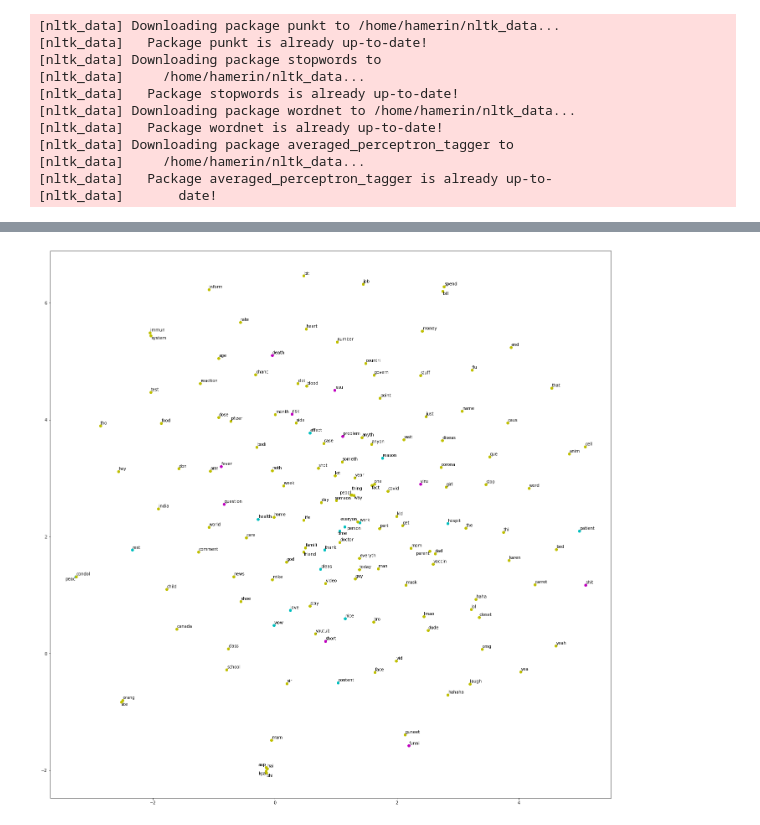
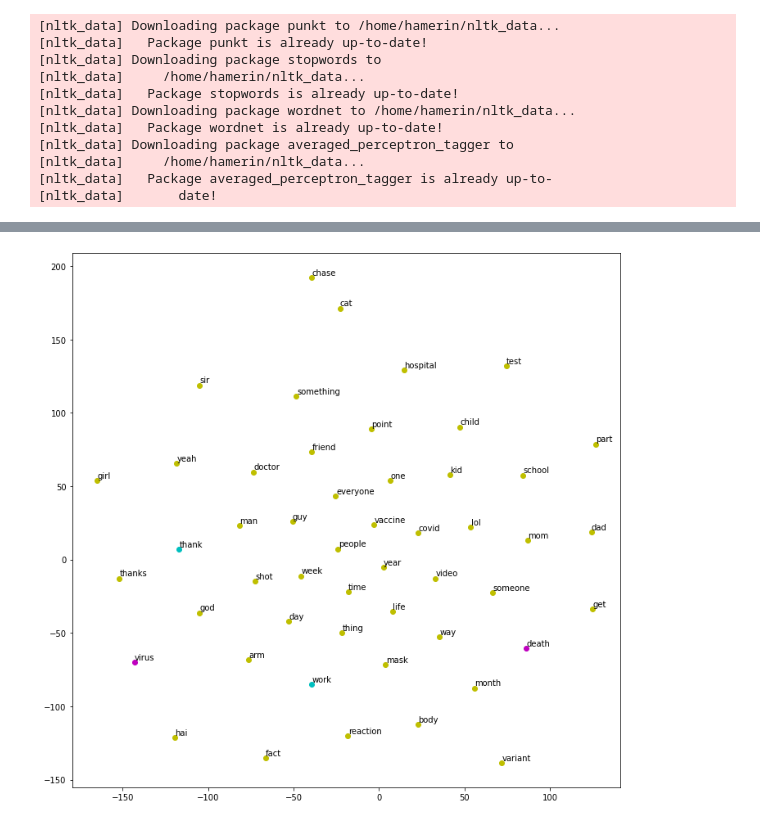
Before and after one commit to SSHS-RNE/youtube-data-acquisition, a Jupyter notebook: sample4.ipynb, the cells around one changed output, grey strips where cells are left out. Cells and saved outputs as stored; diff of their text form; code cells hidden in the pictures.

```diff
--- a/sample4.ipynb
+++ b/sample4.ipynb
@@ -396,7 +420,7 @@ for videoId in tqdm(videoIdList):
     commentsList.append(retrieve_comments_selenium(videoId))
 # %%
 allComments = []
-for comments in commentsList: allComments += comments
+for comments in tqdm(commentsList): allComments += comments
 
 # (단어, 빈도)를 담고 있는 전체 영상에 대한 빈도수 데이터프레임 생성
 freqDataFrame = get_freq(allComments)
@@ -411,7 +451,7 @@ draw_wordcloud(freqDataFrame)
 # tfidfVectorDict[word]는 word의 tf-idf 결과를 (문서 개수)차원의 벡터로 나타낸 것
 freqList = [get_freq(comments) for comments in tqdm(commentsList)]  # freqList[i]는 i번째 영상의 빈도수 데이터프레임
 tfidfVectorDict = dict()
-for word in tqdm(freqDataFrame['word'].head(150)):
+for word in tqdm(freqDataFrame['word'][:100]):
     tfidfVectorDict[word] = tf_idf(word, freqList)
 # %%
 # 코사인 유사도 기반 유사도 데이터프레임 만들기
@@ -432,3 +472,24 @@ tfidfSimilarityDataFrame = pd.DataFrame(columns=['word1', 'word2', 'similarity']
     'word2': word2,
     'similarity': similarity
 }).sort_values(by='similarity', ascending=False)  # 유사도의 내림차순으로 정렬
+# %%
+posFilter = tfidfSimilarityDataFrame['word2'].isin(positiveWords)
+negFilter = tfidfSimilarityDataFrame['word2'].isin(negativeWords)
+
+words = []
+positivity = []
+negativity = []
+for word, _ in tfidfVectorDict.items():
+    wordFilter = tfidfSimilarityDataFrame['word1'] == word
+
+    words.append(word)
+    positivity.append(tfidfSimilarityDataFrame[wordFilter & posFilter]["similarity"].sum())
+    negativity.append(tfidfSimilarityDataFrame[wordFilter & negFilter]["similarity"].sum())
+
+tfidfPosnegDataFrame = pd.DataFrame(columns=['word', 'positivity', 'negativity'], data={
+    'word': words,
+    'positivity': positivity,
+    'negativity': negativity
+})
+
+tfidfPosnegDataFrame.head()
@@ -442,7 +520,7 @@ model = Word2Vec(tokenizedContents, size=100, window=2, min_count=50, workers=16
 # %%
 # word2vecVectorDict[word]는 word의 word2vec 학습 결과를 (문서 개수)차원의 벡터로 나타낸 것
 word2vecVectorDict = dict()
-for word in tqdm(freqDataFrame['word'].head(150)):
+for word in tqdm(freqDataFrame['word'].head(50)):
     word2vecVectorDict[word] = model.wv[word]
 # %%
 # 코사인 유사도 기반 유사도 데이터프레임 만들기
@@ -519,29 +597,29 @@ plt.show()
 # %%
-plt.figure(figsize=(24, 24))
+plt.figure(figsize=(12, 12))
 
 texts = []
 toScatter = {'c': [[], []], 'y': [[], []], 'm':[[], []]}
 for index, key in enumerate(word2vecVectorDict):
     x = word2vecVectorArrayEmbedded[index, 0]
     y = word2vecVectorArrayEmbedded[index, 1]
 
     if key in positiveWords:
         toScatter['c'][0].append(x)
         toScatter['c'][1].append(y)
     elif key in negativeWords:
         toScatter['m'][0].append(x)
         toScatter['m'][1].append(y)
     else:
         toScatter['y'][0].append(x)
         toScatter['y'][1].append(y)
 
     texts.append(plt.text(x, y, key))
 
 for color, coordinates in toScatter.items():
     plt.scatter(coordinates[0], coordinates[1], color=color)
 
 adjust_text(texts)
 
 plt.show()
 # %% [output]
-[figure, old version]
+[figure, new version]
```
Also changed, not shown: parts of 51 cells of this notebook, 20 other files.
